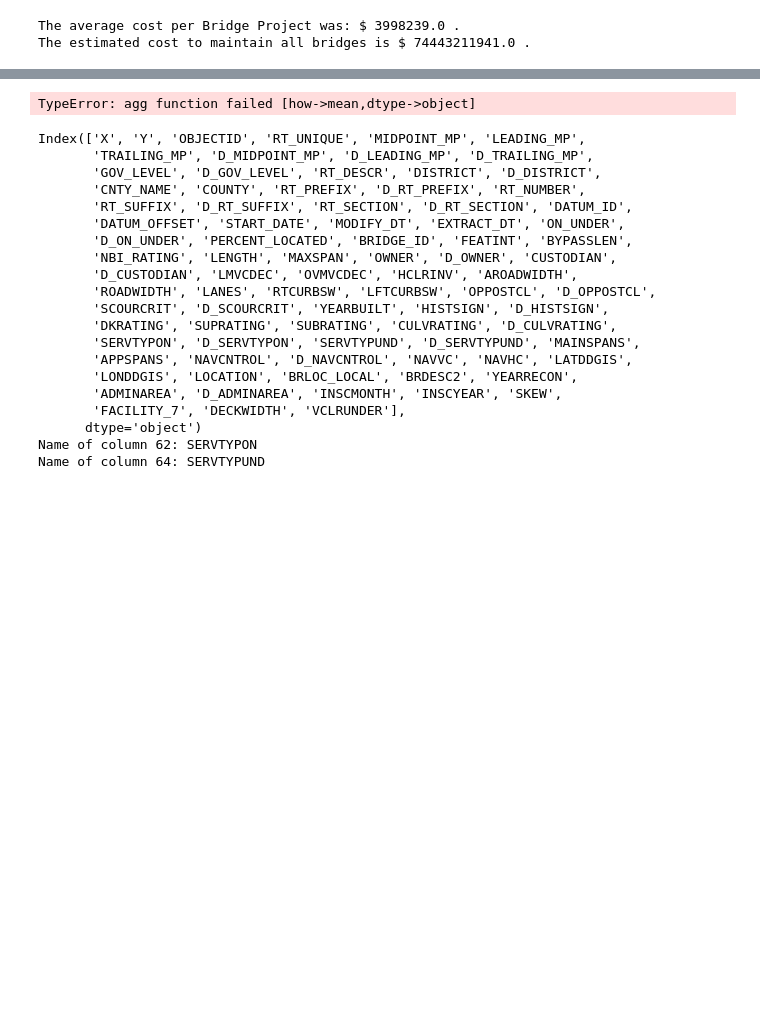
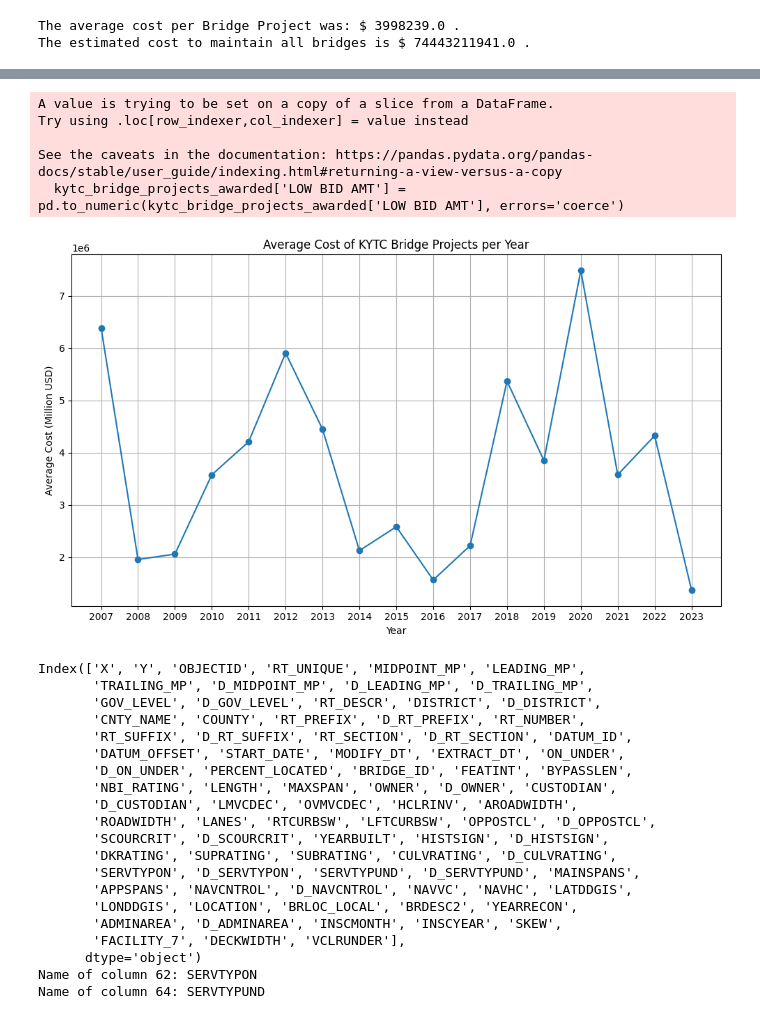
Before and after one commit to DaveenK/KYTC_Bridges, a Jupyter notebook: ky-bridge-analysis-DaveenKnue.ipynb, the cells around one changed output, grey strips where cells are left out. Cells and saved outputs as stored; diff of their text form; code cells hidden in the pictures; blank space fills up the shorter version.

```diff
--- a/ky-bridge-analysis-DaveenKnue.ipynb
+++ b/ky-bridge-analysis-DaveenKnue.ipynb
@@ -471,22 +471,42 @@ plt.show()
-# %%
-# Convert the 'LET DATE' column to datetime format
-kytc_bridge_projects_awarded.loc[:, 'LET DATE'] = pd.to_datetime(kytc_bridge_projects_awarded['LET DATE'], format='%d-%b-%y')
-
-# Extract the year component and create a new column 'Year'
-kytc_bridge_projects_awarded.loc[:, 'Year'] = kytc_bridge_projects_awarded['LET DATE'].dt.year
-
-#group by year and calculate average cost per year
-if not cleaned_low_bid_amt.empty:
-    avg_cost_per_year = kytc_bridge_projects_awarded.groupby('YEAR')['LOW BID AMT'].mean()
-
-else:
-    # Handle case where no valid numeric values are present
-    avg_cost_per_year = np.nan
-
-# Display the result
-print(avg_cost_per_year)
-# %% [output]
-TypeError: agg function failed [how->mean,dtype->object]
+# %%
+# Convert 'LET DATE' column to datetime format using .loc
+kytc_bridge_projects_awarded.loc[:, 'LET DATE'] = pd.to_datetime(kytc_bridge_projects_awarded['LET DATE'], format='%d-%b-%y')
+
+# Extract the year component and create a new column 'YEAR' using .loc
+kytc_bridge_projects_awarded.loc[:, 'YEAR'] = kytc_bridge_projects_awarded['LET DATE'].dt.year
+
+# Convert 'LOW BID AMT' column to numeric, ignoring non-numeric values
+kytc_bridge_projects_awarded['LOW BID AMT'] = pd.to_numeric(kytc_bridge_projects_awarded['LOW BID AMT'], errors='coerce')
+
+# Group by 'YEAR' and calculate the average in the 'LOW BID AMT' column for each year
+avg_cost_per_year = kytc_bridge_projects_awarded.groupby('YEAR')['LOW BID AMT'].mean()
+
+# Drop NaN values from the result
+avg_cost_per_year = avg_cost_per_year.dropna()
+
+# Set custom formatting function for floats
+pd.options.display.float_format = '{:,.0f}'.format
+
+# Display the result
+#print(avg_cost_per_year)
+
+# Plot the average cost per year
+plt.figure(figsize=(10, 6))  # Set the figure size
+plt.plot(avg_cost_per_year.index, avg_cost_per_year.values, marker='o', linestyle='-')
+plt.title('Average Cost of KYTC Bridge Projects per Year')
+plt.xlabel('Year')
+plt.ylabel('Average Cost (Million USD)')
+plt.grid(True)
+plt.xticks(avg_cost_per_year.index)  # Set x-axis ticks to be the years
+plt.tight_layout()  # Adjust layout to prevent clipping of labels
+plt.show()
+# %% [output]
+A value is trying to be set on a copy of a slice from a DataFrame.
+Try using .loc[row_indexer,col_indexer] = value instead
+
+See the caveats in the documentation: https://pandas.pydata.org/pandas-docs/stable/user_guide/indexing.html#returning-a-view-versus-a-copy
+  kytc_bridge_projects_awarded['LOW BID AMT'] = pd.to_numeric(kytc_bridge_projects_awarded['LOW BID AMT'], errors='coerce')
+[figure, added]
 # %%
 # view all col names
 # print(df.columns)
```
Also changed, not shown: parts of 3 cells of this notebook, 2 other files.
